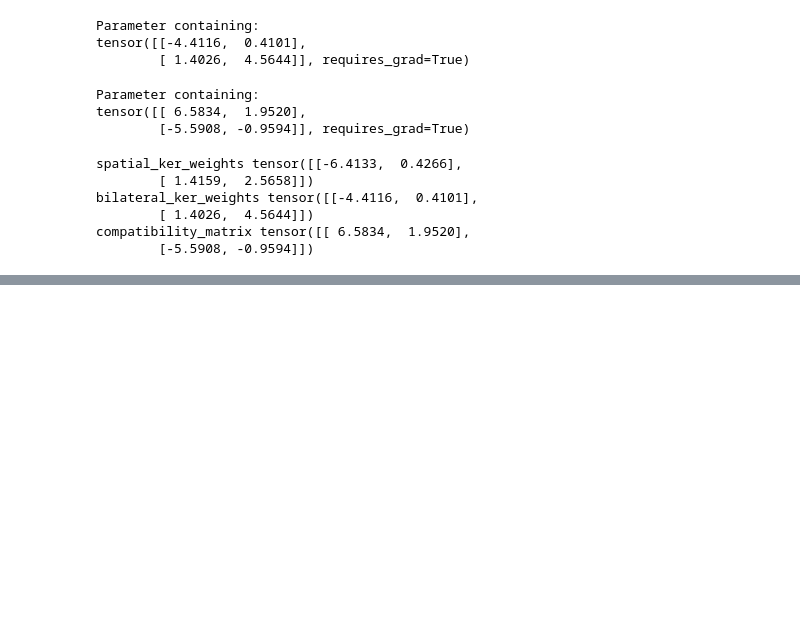
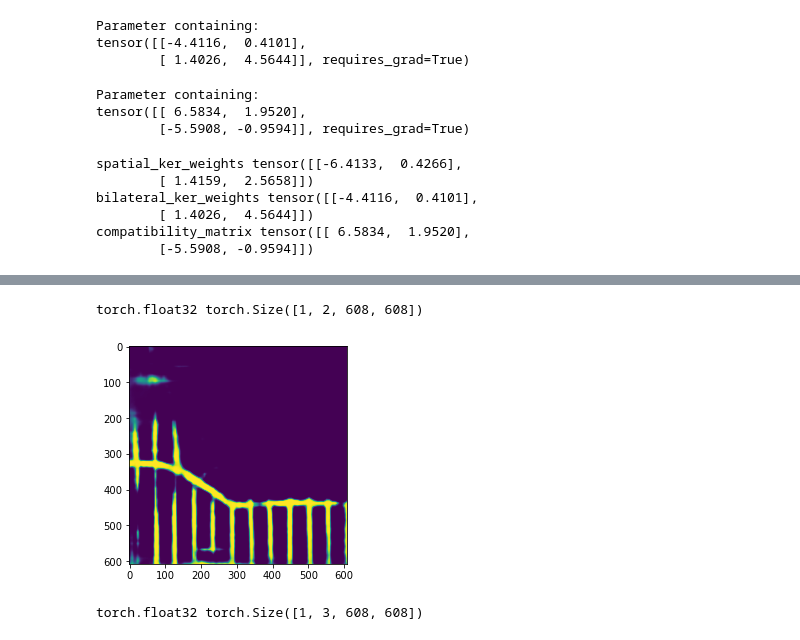
Before and after one commit to CoolPhilChen/cil-road-segmentation-2019, a Jupyter notebook: model/crfasrnn/main.ipynb, the cells around one changed output, grey strips where cells are left out. Cells and saved outputs as stored; diff of their text form; code cells hidden in the pictures; blank space fills up the shorter version.

```diff
--- a/model/crfasrnn/main.ipynb
+++ b/model/crfasrnn/main.ipynb
@@ -223,0 +274,24 @@ compatibility_matrix tensor([[ 6.5834,  1.9520],
+# %%
+prob = img/255
+prob[:,:,0] = 1-prob[:,:,1]
+prob = prob[:,:,:2]
+prob = prob.transpose((2, 0, 1))
+
+plt.imshow((prob[1] * 255).astype(np.uint8))
+cv2.imwrite("prob.png", (prob[1] * 255).astype(np.uint8))
+# plt.imshow(np.argmax(prob,axis=0).astype(np.uint8)*255)
+# cv2.imwrite("prob.png", np.argmax(prob,axis=0).astype(np.uint8)*255)
+
+prob = np.expand_dims(prob, axis=0)
+prob = torch.tensor(prob, dtype=torch.float32)
+print(prob.dtype, prob.shape)
+# %% [output]
+torch.float32 torch.Size([1, 2, 608, 608])
+[figure, added]
+# %%
+data = img.transpose((2, 0, 1)).astype('float32')
+data = np.expand_dims(data, axis=0)
+data = torch.tensor(data)
+print(data.dtype, data.shape)
+# %% [output]
+torch.float32 torch.Size([1, 3, 608, 608])
```
Also changed, not shown: parts of 15 cells of this notebook.
